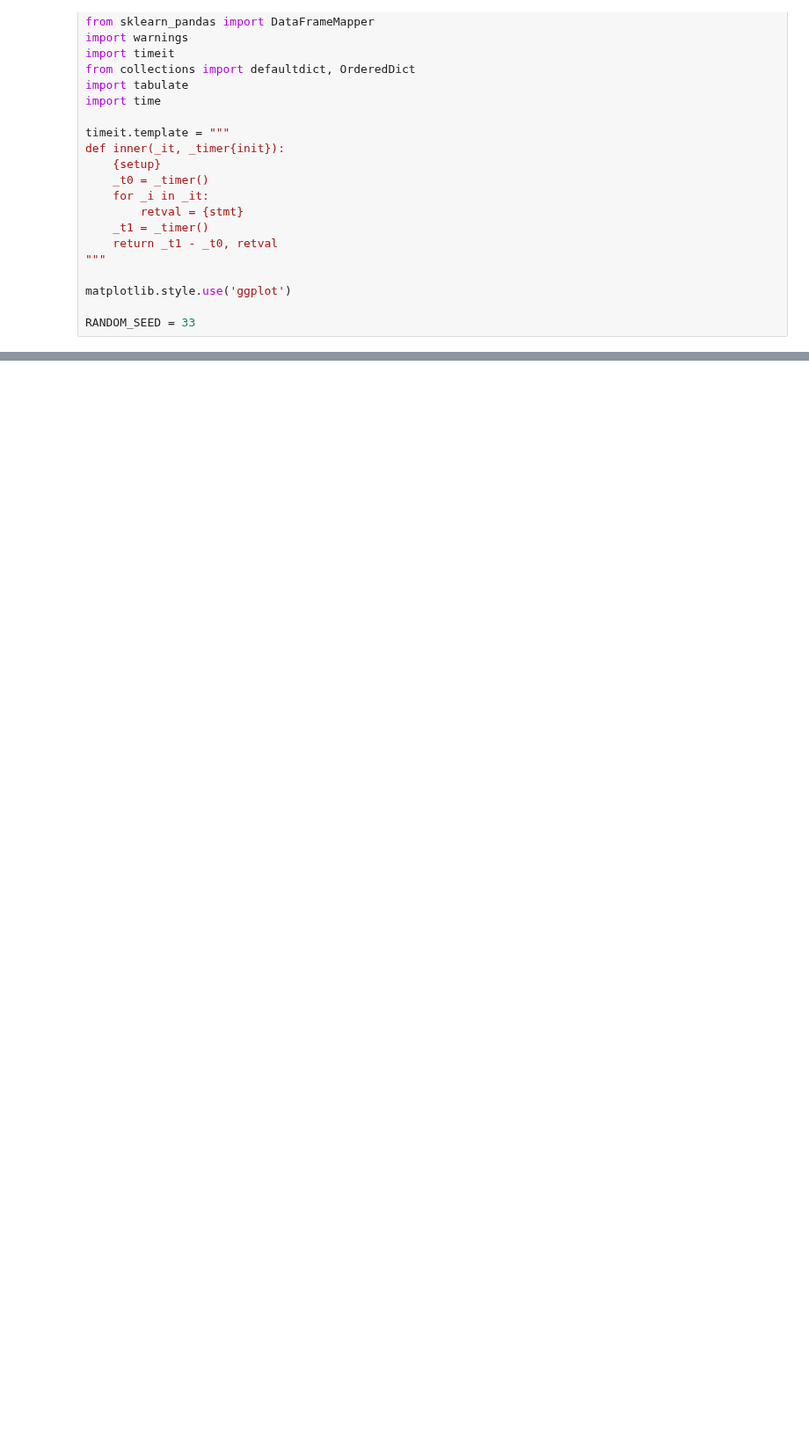
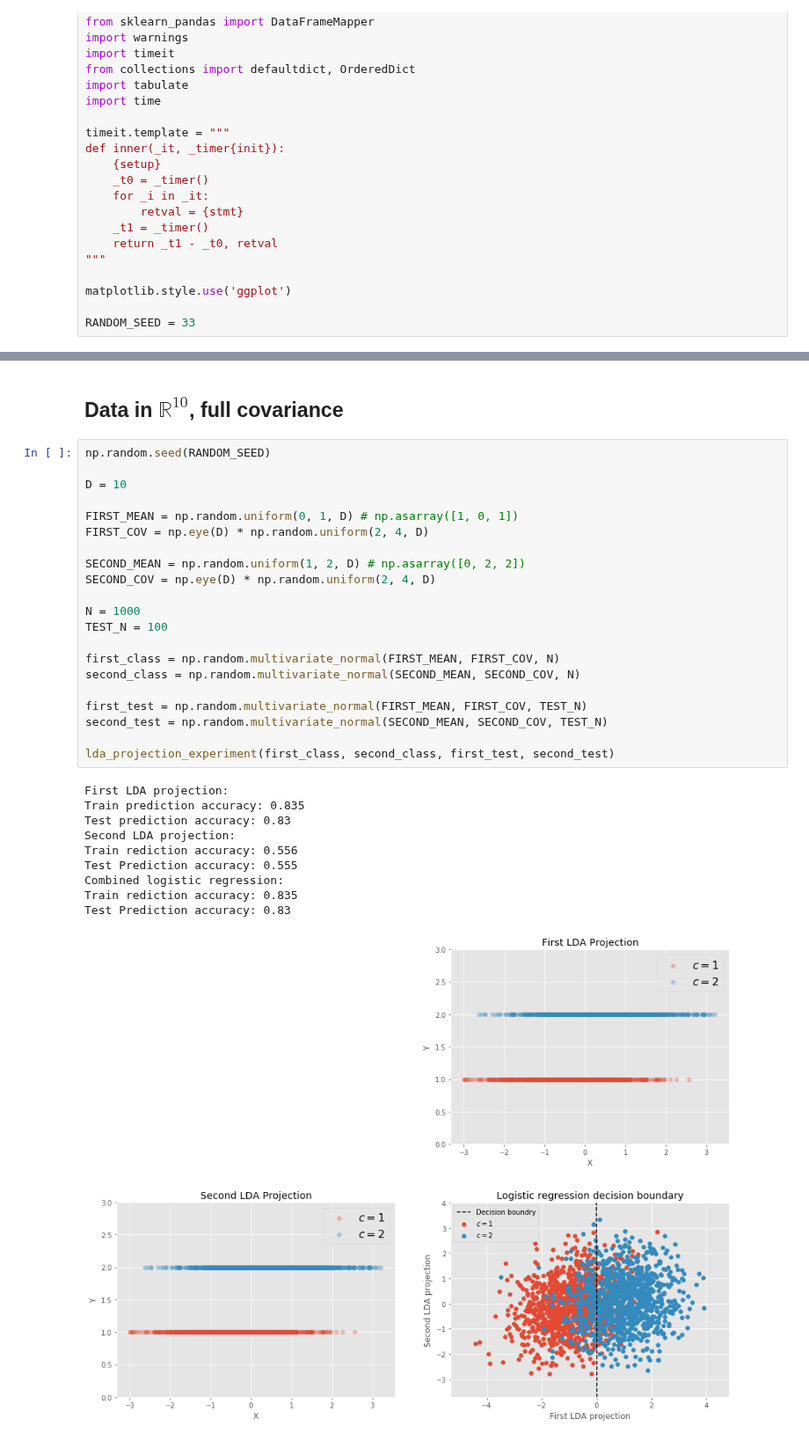
Before and after one commit to guydav/minerva, a Jupyter notebook: notebooks/CS156/0.X Final Project - Iterative LDA.ipynb, the cells around one changed output, grey strips where cells are left out. Shown at 88% size. Drawn from its saved outputs; the diff is of its cells as text; blank space fills up the shorter version.

```diff
--- a/notebooks/CS156/0.X Final Project - Iterative LDA.ipynb
+++ b/notebooks/CS156/0.X Final Project - Iterative LDA.ipynb
@@ -86,0 +256,34 @@ ax.set_ylabel('Y', size=12)
+# %% [markdown]
+## Data in $\mathbb{R}^{10}$, full covariance
+# %%
+np.random.seed(RANDOM_SEED)
+
+D = 10
+
+FIRST_MEAN = np.random.uniform(0, 1, D) # np.asarray([1, 0, 1])
+FIRST_COV = np.eye(D) * np.random.uniform(2, 4, D)
+
+SECOND_MEAN = np.random.uniform(1, 2, D) # np.asarray([0, 2, 2])
+SECOND_COV = np.eye(D) * np.random.uniform(2, 4, D)
+
+N = 1000
+TEST_N = 100
+
+first_class = np.random.multivariate_normal(FIRST_MEAN, FIRST_COV, N)
+second_class = np.random.multivariate_normal(SECOND_MEAN, SECOND_COV, N)
+
+first_test = np.random.multivariate_normal(FIRST_MEAN, FIRST_COV, TEST_N)
+second_test = np.random.multivariate_normal(SECOND_MEAN, SECOND_COV, TEST_N)
+
+lda_projection_experiment(first_class, second_class, first_test, second_test)
+# %% [output]
+First LDA projection:
+Train prediction accuracy: 0.835
+Test prediction accuracy: 0.83
+Second LDA projection:
+Train rediction accuracy: 0.556
+Test Prediction accuracy: 0.555
+Combined logistic regression:
+Train rediction accuracy: 0.835
+Test Prediction accuracy: 0.83
+[figure, added]
```
Also changed, not shown: parts of 12 cells of this notebook, 4 other files.
